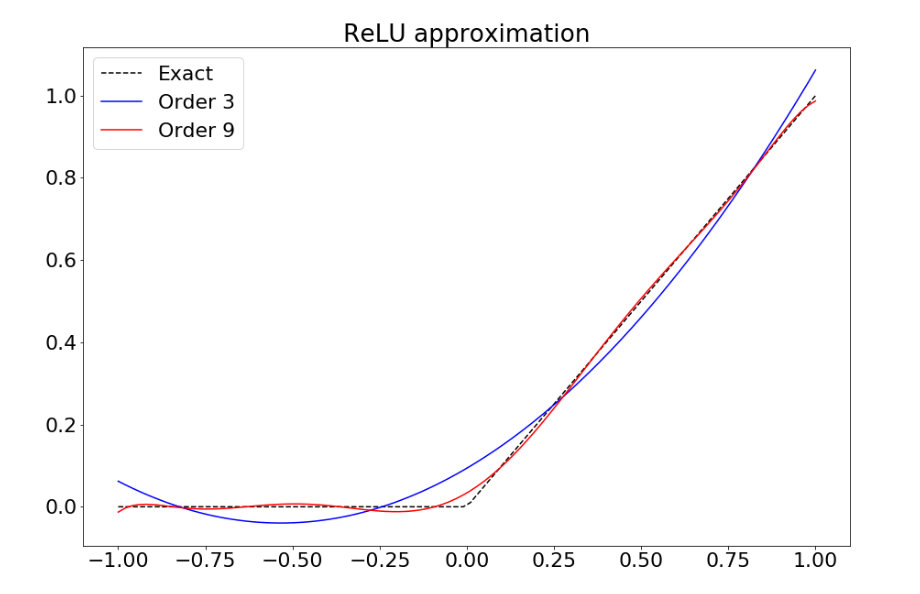
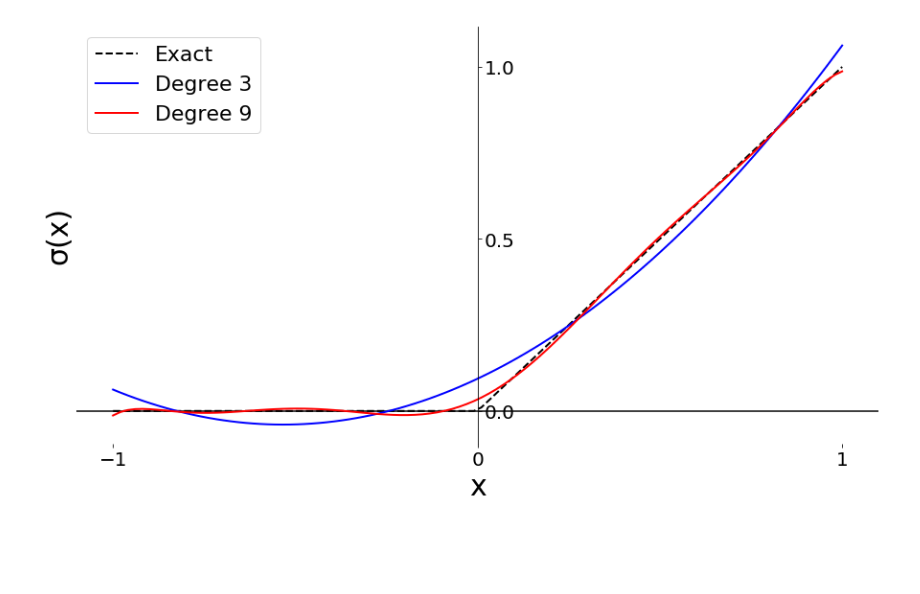
Before and after one commit to koenvanderveen/privateml, a Jupyter notebook: image_analysis/ReLU.ipynb, the cells around one changed output. Cells and saved outputs as stored; diff of their text form; code cells hidden in the pictures; blank space fills up the shorter version.

Commit message:
relu plot

```diff
--- a/image_analysis/ReLU.ipynb
+++ b/image_analysis/ReLU.ipynb
@@ -1,30 +1,43 @@
 # %%
 %matplotlib inline
 import numpy as np
 from matplotlib import pylab
 import matplotlib.pyplot as plt
 import seaborn
 from pond.nn import Relu, ReluExact
 from pond.tensor import NativeTensor
 
 
 relu_layer_exact = ReluExact()
 relu_layer_approx_3 = Relu()
 relu_layer_approx_9 = Relu(order=9)
 
 x = NativeTensor(np.linspace(-1, 1, 100))
 y_exact = relu_layer_exact.forward(x)
 y_approx_3 = relu_layer_approx_3.forward(x)
 y_approx_9 = relu_layer_approx_9.forward(x)
 
-pylab.rcParams['figure.figsize'] = (15, 10)
+pylab.rcParams['figure.figsize'] = (15, 8)
 plt.rcParams.update({'font.size': 22})
-plt.plot(x.values, y_exact.values, label='Exact', linestyle='--', color='black')
-plt.plot(x.values, y_approx_3.values, label='Order 3', color='blue')
-plt.plot(x.values, y_approx_9.values, label='Order 9', color='red')
-pylab.title('ReLU approximation')
+plt.tick_params(axis='both', which='major', labelsize=20)
+plt.axhline(y=0, c='black')
+plt.plot(x.values, y_exact.values, label='Exact', linestyle='--', color='black', linewidth=2.0)
+plt.plot(x.values, y_approx_3.values, label='Degree 3', color='blue', linewidth=2.0)
+plt.plot(x.values, y_approx_9.values, label='Degree 9', color='red', linewidth=2.0)
+
 plt.legend()
 ax = plt.gca()
+ax.set_xlabel('x', fontsize=30)
+ax.set_ylabel('σ(x)', fontsize=30)
+ax.spines['right'].set_position('zero')
+ax.spines['left'].set_visible(False)
+ax.spines['top'].set_visible(False)
+ax.spines['bottom'].set_visible(False)
+ax.yaxis.set_label_position('left')
+ax.yaxis.set_ticks_position('right')
+
+plt.xticks(np.arange(-1, 2, step=1))
+plt.yticks(np.arange(0, 1.5, step=0.5))
 fig = plt.gcf()
 # %% [output]
-[figure, old version]
+[figure, new version]
```
